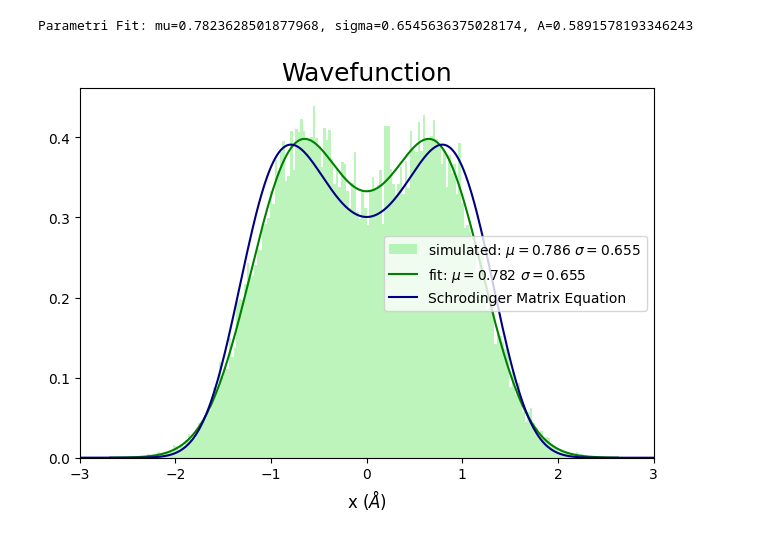
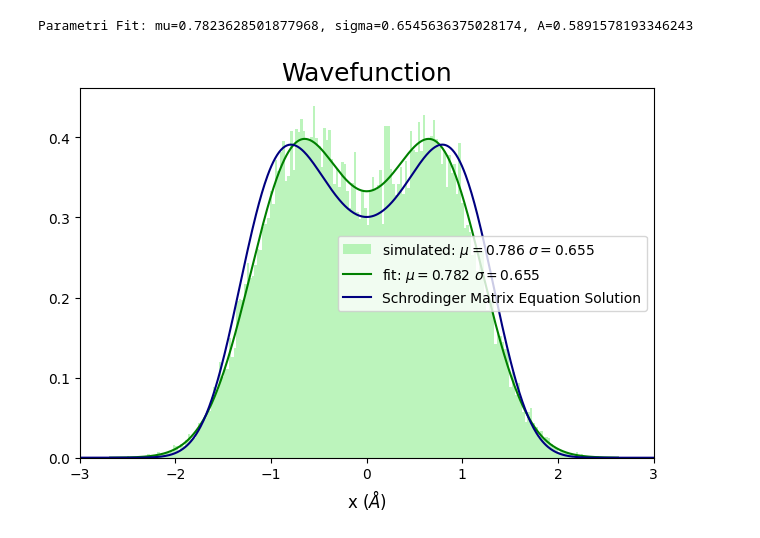
Before and after one commit to lazzerialberto/sim_numerica, a Jupyter notebook: lezione_8/LSN_Exercises_08.ipynb, the cells around one changed output. Drawn from its saved outputs; the diff is of its cells as text; code cells hidden in the pictures.

```diff
--- a/lezione_8/LSN_Exercises_08.ipynb
+++ b/lezione_8/LSN_Exercises_08.ipynb
@@ -285,13 +382,13 @@ Parametri Fit: mu=0.7823628501877968, sigma=0.6545636375028174, A=0.589157819334
 # %%
 plt.hist(pos_data, color='lightgreen',bins=200,density=True,alpha=0.6,label=r'simulated: '+ r'$\mu=$'+str(round(abs(float(info_out['Final mu:'])),3))+r' $\sigma=$'+str(round(abs(float(info_out['Final sigma:'])),3)))
 plt.plot(x_1,prob(x_1,*popt),color='green',label=r'fit: '+ r'$\mu=$'+str(round(popt[0],3))+r' $\sigma=$'+str(round(popt[1],3)))
-plt.plot(x,(psi[0])**2,color='navy',label=r'Schrodinger Matrix Equation')
+plt.plot(x,(psi[0])**2,color='navy',label=r'Schrodinger Matrix Equation Solution')
 plt.xlabel(r'x ($\AA$)',fontsize=12)
 plt.xlim((-3,3))
 plt.legend()
 plt.grid(False)
 plt.title(r'Wavefunction',fontsize=18)
 plt.tight_layout()
 plt.show()
 # %% [output]
-[figure, old version]
+[figure, new version]
```
Also changed, not shown: parts of 6 cells of this notebook.
